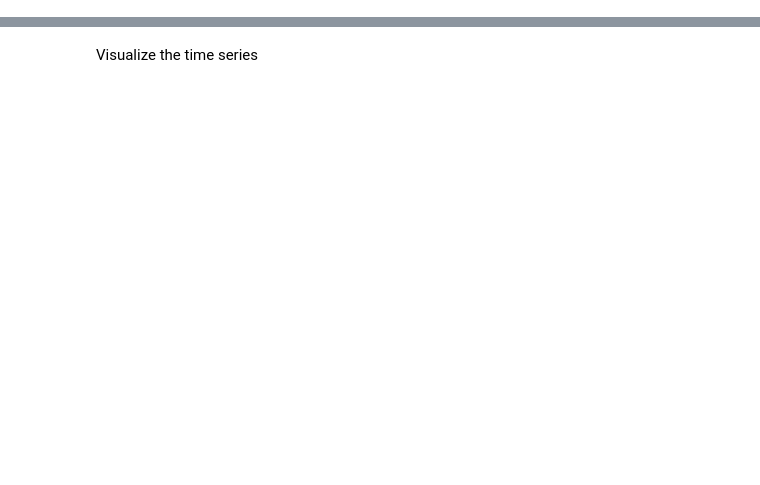
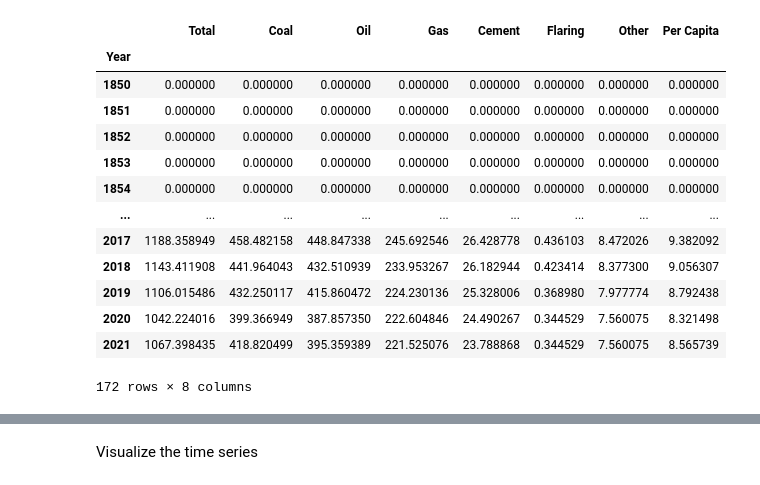
Before and after one commit to danilogiarlini/Global-CO2-Emission-Forecasting, a Jupyter notebook: arima_model.ipynb, the cells around one changed output, grey strips where cells are left out. Saved outputs shown, nothing was run; the diff lists cells and outputs as text; code cells hidden in the pictures; blank space fills up the shorter version.

```diff
--- a/arima_model.ipynb
+++ b/arima_model.ipynb
@@ -40,3 +38,22 @@ df
+# %%
+# Drop the categorial variables
+df= df_ger.select_dtypes(include=['float64'])
+df
+# %% [output]
+|  | Total | Coal | Oil | Gas | Cement | Flaring | Other | Per Capita |
+| Year |  |  |  |  |  |  |  |  |
+| 1850 | 0.000000 | 0.000000 | 0.000000 | 0.000000 | 0.000000 | 0.000000 | 0.000000 | 0.000000 |
+| 1851 | 0.000000 | 0.000000 | 0.000000 | 0.000000 | 0.000000 | 0.000000 | 0.000000 | 0.000000 |
+| 1852 | 0.000000 | 0.000000 | 0.000000 | 0.000000 | 0.000000 | 0.000000 | 0.000000 | 0.000000 |
+| 1853 | 0.000000 | 0.000000 | 0.000000 | 0.000000 | 0.000000 | 0.000000 | 0.000000 | 0.000000 |
+| 1854 | 0.000000 | 0.000000 | 0.000000 | 0.000000 | 0.000000 | 0.000000 | 0.000000 | 0.000000 |
+| ... | ... | ... | ... | ... | ... | ... | ... | ... |
+| 2017 | 1188.358949 | 458.482158 | 448.847338 | 245.692546 | 26.428778 | 0.436103 | 8.472026 | 9.382092 |
+| 2018 | 1143.411908 | 441.964043 | 432.510939 | 233.953267 | 26.182944 | 0.423414 | 8.377300 | 9.056307 |
+| 2019 | 1106.015486 | 432.250117 | 415.860472 | 224.230136 | 25.328006 | 0.368980 | 7.977774 | 8.792438 |
+| 2020 | 1042.224016 | 399.366949 | 387.857350 | 222.604846 | 24.490267 | 0.344529 | 7.560075 | 8.321498 |
+| 2021 | 1067.398435 | 418.820499 | 395.359389 | 221.525076 | 23.788868 | 0.344529 | 7.560075 | 8.565739 |
+172 rows × 8 columns
 # %%
 #  plot to see total emission versus year for 'Germany'
 fig_ger = px.line(df, x=df.index, y="Total")
```
Also changed, not shown: parts of 7 cells of this notebook.
